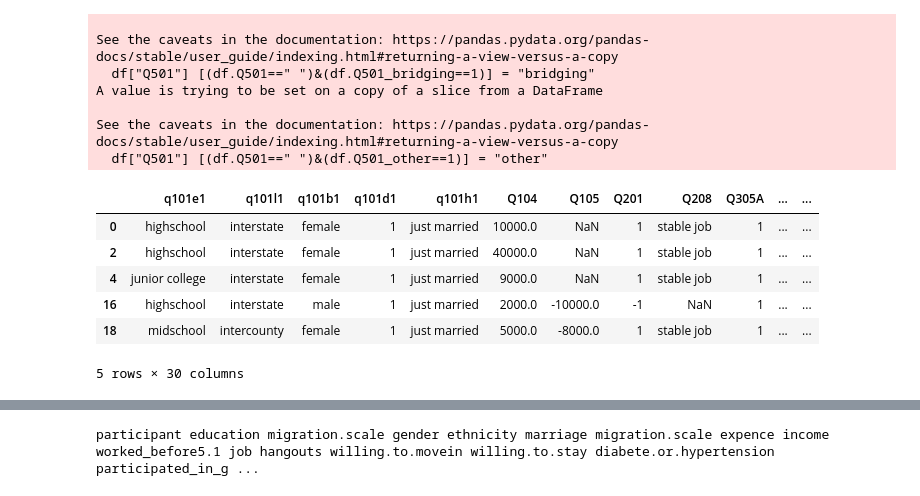
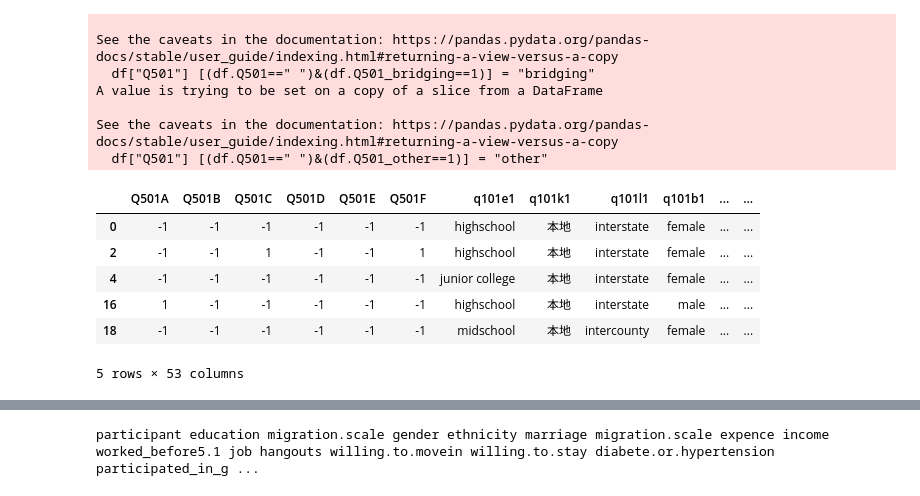
Before and after one commit to ningkko/socialinclusion, a Jupyter notebook: data formatter.ipynb, the cells around one changed output, grey strips where cells are left out. Drawn from its saved outputs; the diff is of its cells as text; code cells hidden in the pictures.

```diff
--- a/data formatter.ipynb
+++ b/data formatter.ipynb
@@ -208,0 +221,7 @@ df["Q501_other"] = df.transpose()[5:6].sum().transpose().apply(lambda x: 1 if x>
+# %%
+df.Q502D = df.Q502D.apply(lambda x: 1 if x >=1 else np.nan)
+df.Q502E = df.Q502E.apply(lambda x: 1 if x >=1 else np.nan)
+# %%
+df["Q501_bridging"] = df["Q501_bridging"].replace(0,np.nan)
+df["Q501_bridging"] = df["Q501_bridging"].fillna(df.Q502D).fillna(df.Q502E).replace(np.nan, 0)
+df["Q501_bridging"]
@@ -213,7 +249,6 @@ df["Q501"] [(df.Q501==" ")&(df.Q501_bounding==1)] = "bounding"
 df["Q501"] [(df.Q501==" ")&(df.Q501_bridging==1)] = "bridging"
 df["Q501"] [(df.Q501==" ")&(df.Q501_other==1)] = "other"
 df["Q501"] = df["Q501"].replace(" ","no group")
-df=df.drop(["Q501_bridging","Q501_bounding","Q501_other"],axis=1)
 # %% [output]
 A value is trying to be set on a copy of a slice from a DataFrame
 
@@ -231,21 +266,18 @@ A value is trying to be set on a copy of a slice from a DataFrame
 
 See the caveats in the documentation: https://pandas.pydata.org/pandas-docs/stable/user_guide/indexing.html#returning-a-view-versus-a-copy
   df["Q501"] [(df.Q501==" ")&(df.Q501_other==1)] = "other"
-# %%
-df = df.drop(["Q501A","Q501B","Q501C","Q501D","Q501E","Q501F"], axis=1)
 # %%
 df["Q504"] = df['Q504A1'].astype(float)+df['Q504B1'].astype(float)+df['Q504C1'].astype(float)+df['Q504D1'].astype(float)+df['Q504E1'].astype(float)
 df["Q504"] = df["Q504"].apply(lambda x: 1 if x>0 else 0).astype(int)
-df = df.drop([ 'Q504A1','Q504A2','Q504B1','Q504B2','Q504C1','Q504C2','Q504D1','Q504D2','Q504E1','Q504E2'],axis=1)
 df[:5]
 # %% [output]
-|  | q101e1 | q101l1 | q101b1 | q101d1 | q101h1 | Q104 | Q105 | Q201 | Q208 | Q305A | ... | ... |
-| 0 | highschool | interstate | female | 1 | just married | 10000.0 | NaN | 1 | stable job | 1 | ... | ... |
-| 2 | highschool | interstate | female | 1 | just married | 40000.0 | NaN | 1 | stable job | 1 | ... | ... |
-| 4 | junior college | interstate | female | 1 | just married | 9000.0 | NaN | 1 | stable job | 1 | ... | ... |
-| 16 | highschool | interstate | male | 1 | just married | 2000.0 | -10000.0 | -1 | NaN | 1 | ... | ... |
-| 18 | midschool | intercounty | female | 1 | just married | 5000.0 | -8000.0 | 1 | stable job | 1 | ... | ... |
+|  | Q501A | Q501B | Q501C | Q501D | Q501E | Q501F | q101e1 | q101k1 | q101l1 | q101b1 | ... | ... |
+| 0 | -1 | -1 | -1 | -1 | -1 | -1 | highschool | 本地 | interstate | female | ... | ... |
+| 2 | -1 | -1 | 1 | -1 | -1 | 1 | highschool | 本地 | interstate | female | ... | ... |
+| 4 | -1 | -1 | -1 | -1 | -1 | -1 | junior college | 本地 | interstate | female | ... | ... |
+| 16 | 1 | -1 | -1 | -1 | -1 | -1 | highschool | 本地 | interstate | male | ... | ... |
+| 18 | -1 | -1 | -1 | -1 | -1 | -1 | midschool | 本地 | intercounty | female | ... | ... |
-5 rows × 30 columns
+5 rows × 53 columns
 # %%
 # df["Q305_type1"] = df[['Q305A']].replace(np.nan,0)
 # df["Q305_type1"].unique()
```
Also changed, not shown: parts of 25 cells of this notebook, 3 other files.
